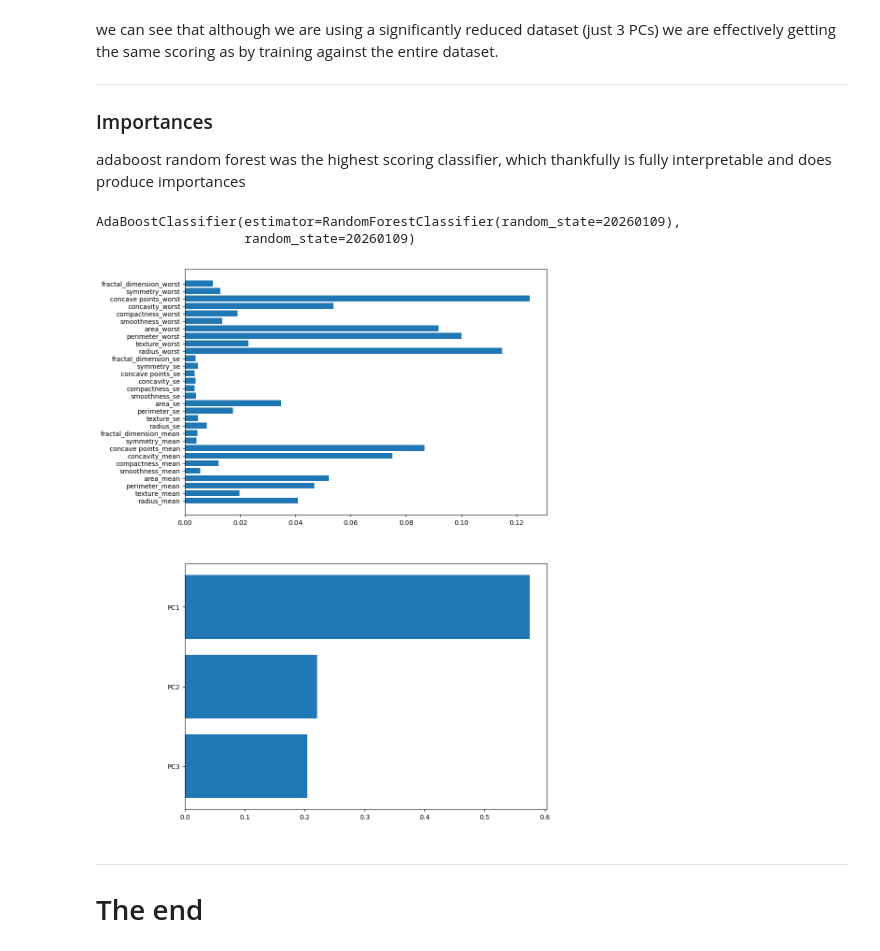
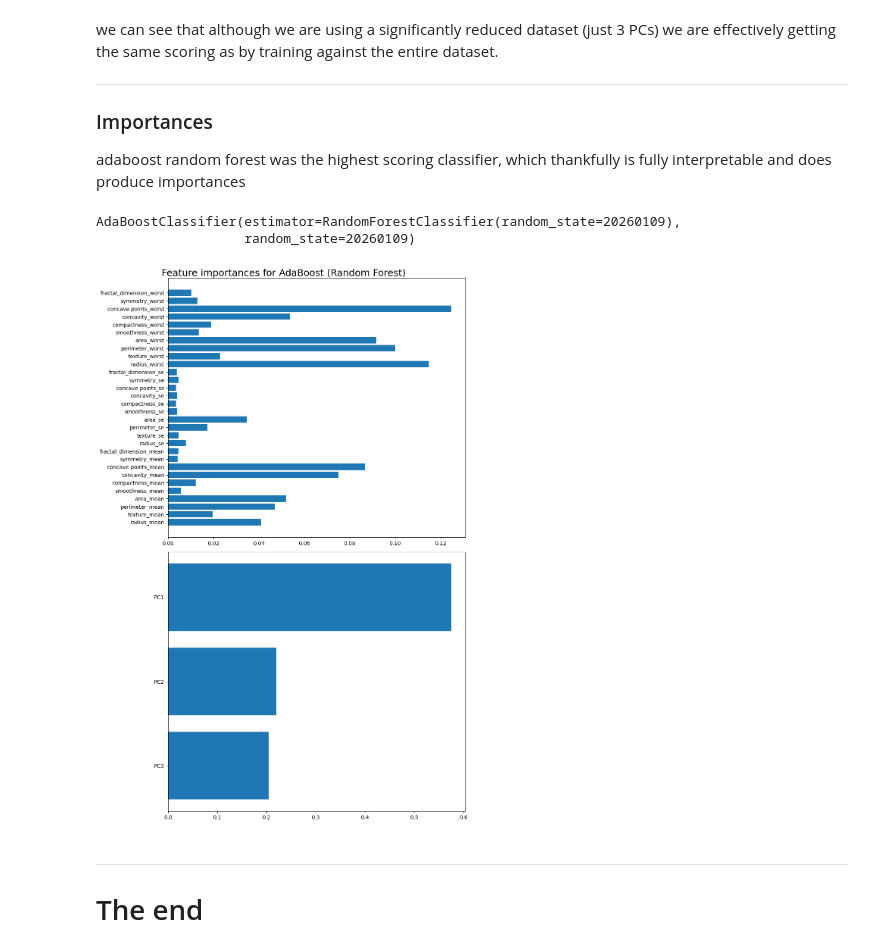
Before and after one commit to hadifalex/ML-pipeline-example, a Jupyter notebook: example_project/ML-pipeline_example.ipynb, the cells around one changed output. Saved outputs shown, nothing was run; the diff lists cells and outputs as text; code cells hidden in the pictures.

Commit message:
added title to feature importances plot

```diff
--- a/example_project/ML-pipeline_example.ipynb
+++ b/example_project/ML-pipeline_example.ipynb
@@ -744,30 +744,33 @@ adaboost random forest was the highest scoring classifier, which thankfully is f
 # %%
 clf_index = 2   # adaboost random forest
 clf = classifiers[list(classifiers.keys())[clf_index]]
 print(clf)
 importances = clf.fit(X_train,y_train).feature_importances_
 
 clf = classifiers[list(classifiers.keys())[clf_index]]
 importances_pca = clf.fit(X_train_pca,y_train_pca).feature_importances_
 
 fig,ax = subplots(2,1,figsize = [10,15])
 
 bins = arange(importances.shape[0])
 ax[0].barh(bins,importances)
 ax[0].set_yticks(arange(importances.shape[0]))
 ax[0].set_yticklabels(df_total.keys())
 
 
 bins_pca = arange(importances_pca.shape[0])
 ax[1].barh(bins_pca,importances_pca[::-1])
 ax[1].set_yticks(arange(importances_pca.shape[0]))
 ax[1].set_yticklabels(["PC1","PC2","PC3"][::-1])
 
+fig.suptitle("Feature importances for "+
+              list(classifiers.keys())[clf_index],fontsize = 18)
+fig.tight_layout()
 show()
 # %% [output]
 AdaBoostClassifier(estimator=RandomForestClassifier(random_state=20260109),
                    random_state=20260109)
-[figure, old version]
+[figure, new version]
 # %% [markdown]
 ---
 
```
Also changed, not shown: parts of 2 cells of this notebook.
